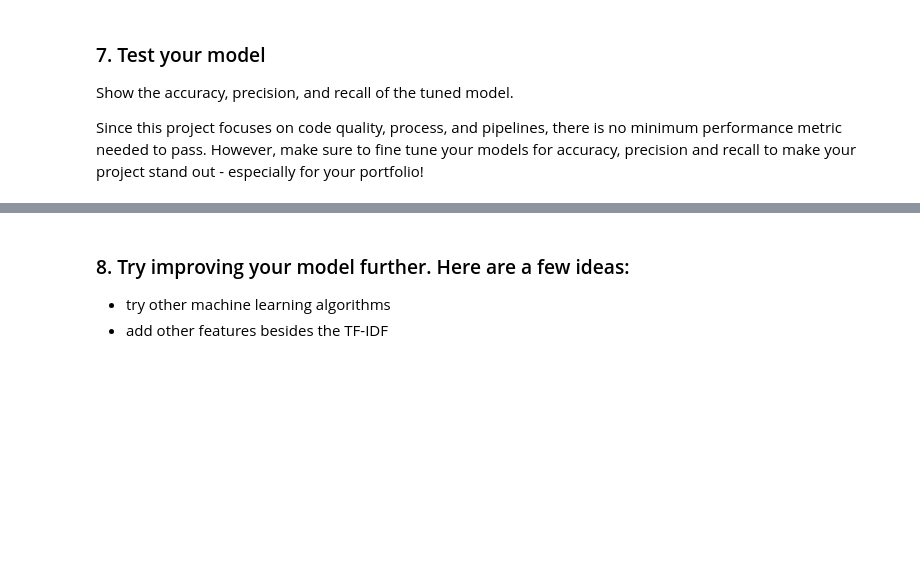
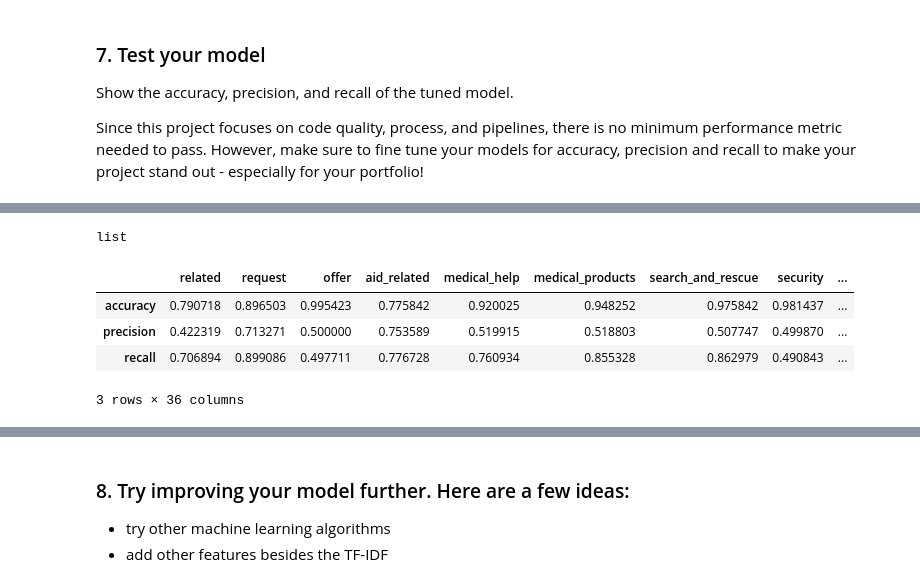
Before and after one commit to cholmess/Disaster_Response_Pipeline, a Jupyter notebook: notebooks/ML Pipeline Preparation.ipynb, the cells around one changed output, grey strips where cells are left out. Saved outputs shown, nothing was run; the diff lists cells and outputs as text; code cells hidden in the pictures; blank space fills up the shorter version.

Commit message:
ML pipeline completed

```diff
--- a/notebooks/ML Pipeline Preparation.ipynb
+++ b/notebooks/ML Pipeline Preparation.ipynb
@@ -197,2 +204,8 @@ opt_pipeline.fit(X_train,y_train)
+# %%
+type(y_test.columns.to_list())
+# %% [output]
+list
 # %%
 # Test the predictions
+
+opt_preds= opt_pipeline.predict(X_test)
@@ -198,0 +215,18 @@ opt_pipeline.fit(X_train,y_train)
+# %%
+# Loop and store metrics
+accuracy = []
+precision = []
+recall = []
+for i in range(len(y.columns)):
+    accuracy.append(accuracy_score(opt_preds[:,i],y_test.iloc[:,i]))
+    precision.append(precision_score(opt_preds[:,i],y_test.iloc[:,i],average='macro',zero_division=0))
+    recall.append(recall_score(opt_preds[:,i],y_test.iloc[:,i],average='macro',zero_division=0))
+# %%
+metrics_df = pd.DataFrame([accuracy,precision,recall],columns=y_test.columns,index=['accuracy','precision','recall'])
+metrics_df.head()
+# %% [output]
+|  | related | request | offer | aid_related | medical_help | medical_products | search_and_rescue | security | ... |
+| accuracy | 0.790718 | 0.896503 | 0.995423 | 0.775842 | 0.920025 | 0.948252 | 0.975842 | 0.981437 | ... |
+| precision | 0.422319 | 0.713271 | 0.500000 | 0.753589 | 0.519915 | 0.518803 | 0.507747 | 0.499870 | ... |
+| recall | 0.706894 | 0.899086 | 0.497711 | 0.776728 | 0.760934 | 0.855328 | 0.862979 | 0.490843 | ... |
+3 rows × 36 columns
```
Also changed, not shown: parts of 11 cells of this notebook, 2 other files.
